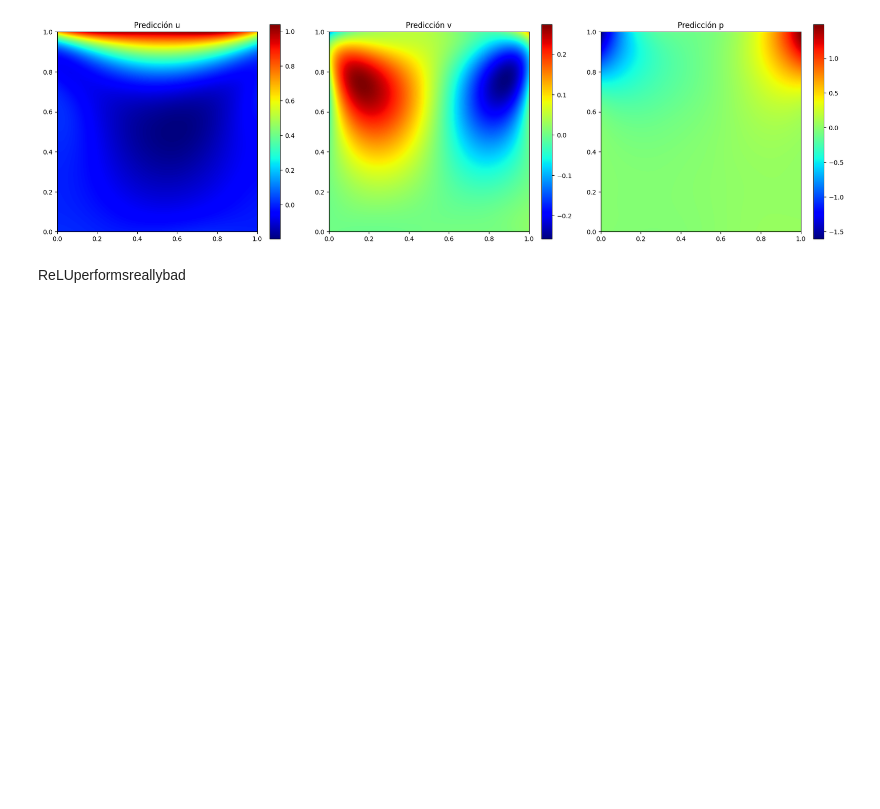
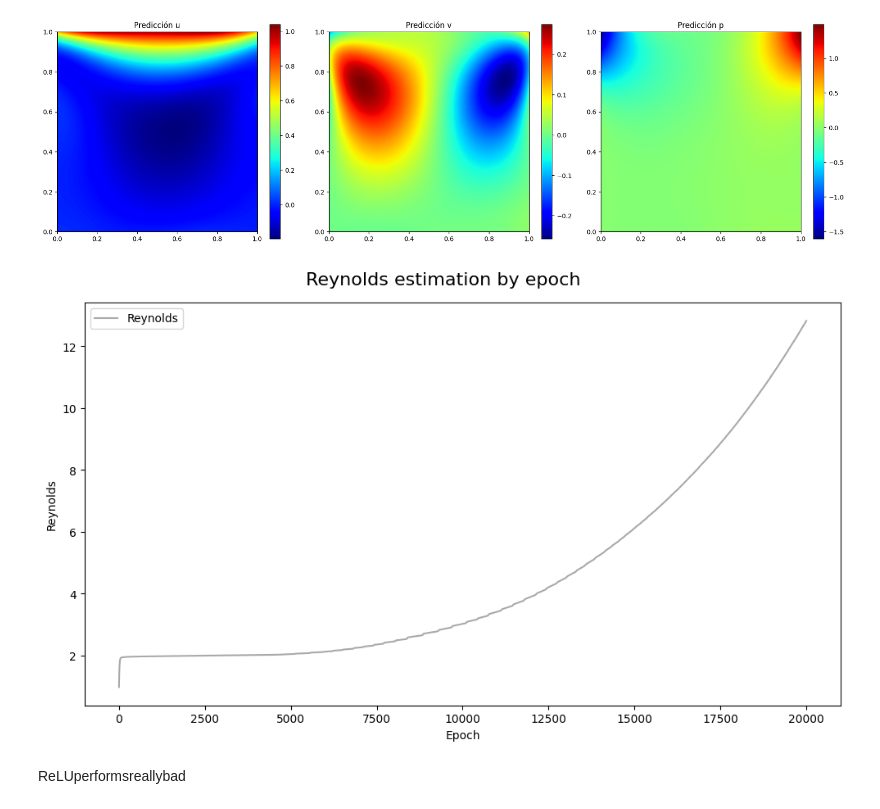
Before and after one commit to bdesia/ceia-pinn, a Jupyter notebook: tp1/ceia_tp4.ipynb, the cells around one changed output. Drawn from its saved outputs; the diff is of its cells as text; code cells hidden in the pictures; blank space fills up the shorter version.

Commit message:
Con graficos by epoch

```diff
--- a/tp1/ceia_tp4.ipynb
+++ b/tp1/ceia_tp4.ipynb
@@ -852,5 +852,30 @@ def plot_predictions(model, resolution=1000):
 plot_predictions(model)
 # %% [output]
 [figure]
+# %%
+def plot_reynolds_history(train_losses):
+    # Extract metrics for each epoch and convert tensors to numpy arrays
+    reynolds_loss = [epoch['Reynolds'].detach().numpy() if isinstance(epoch['Reynolds'], torch.Tensor) else epoch['Reynolds'] for epoch in train_losses]
+
+    # Initialize the plot
+    plt.figure(figsize=(10, 6))
+
+    # Define epochs for x-axis
+    epochs = range(1, len(train_losses) + 1)
+
+    # Plot all metrics and losses together
+    plt.plot(epochs, reynolds_loss, label='Reynolds', color='darkgrey')
+    plt.suptitle('Reynolds estimation by epoch', fontsize=16)
+
+    # Add labels, legend, and layout
+    plt.xlabel('Epoch')
+    plt.ylabel('Reynolds')
+    plt.legend()
+    plt.tight_layout()
+    plt.show()
+# %%
+plot_reynolds_history(train_losses)
+# %% [output]
+[figure, added]
 # %% [markdown]
 ReLUperformsreallybad
```
